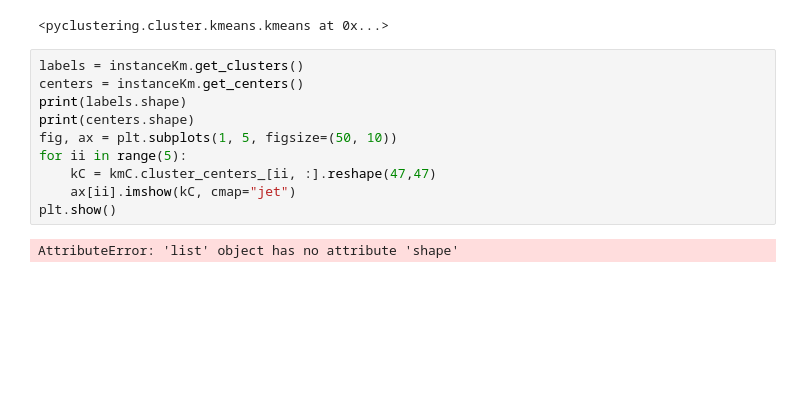
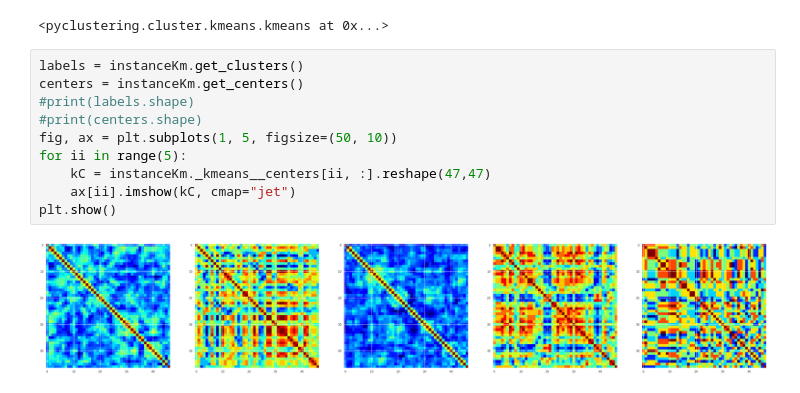
Before and after one commit to trendscenter/pydfnc, a Jupyter notebook: compute_dfnc.ipynb, the cells around one changed output. Drawn from its saved outputs; the diff is of its cells as text; blank space fills up the shorter version.

```diff
--- a/compute_dfnc.ipynb
+++ b/compute_dfnc.ipynb
@@ -86,12 +86,12 @@ instanceKm.process()
 # %%
 labels = instanceKm.get_clusters()
 centers = instanceKm.get_centers()
-print(labels.shape)
-print(centers.shape)
+#print(labels.shape)
+#print(centers.shape)
 fig, ax = plt.subplots(1, 5, figsize=(50, 10))
 for ii in range(5):
-    kC = kmC.cluster_centers_[ii, :].reshape(47,47)
+    kC = instanceKm._kmeans__centers[ii, :].reshape(47,47)
     ax[ii].imshow(kC, cmap="jet")
 plt.show()
 # %% [output]
-AttributeError: 'list' object has no attribute 'shape'
+[figure, added]
```
